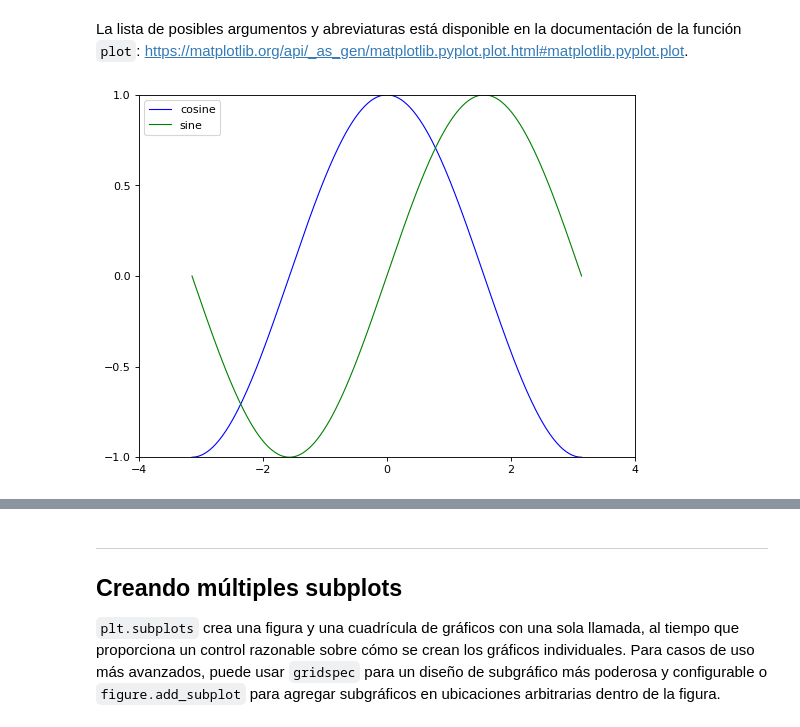
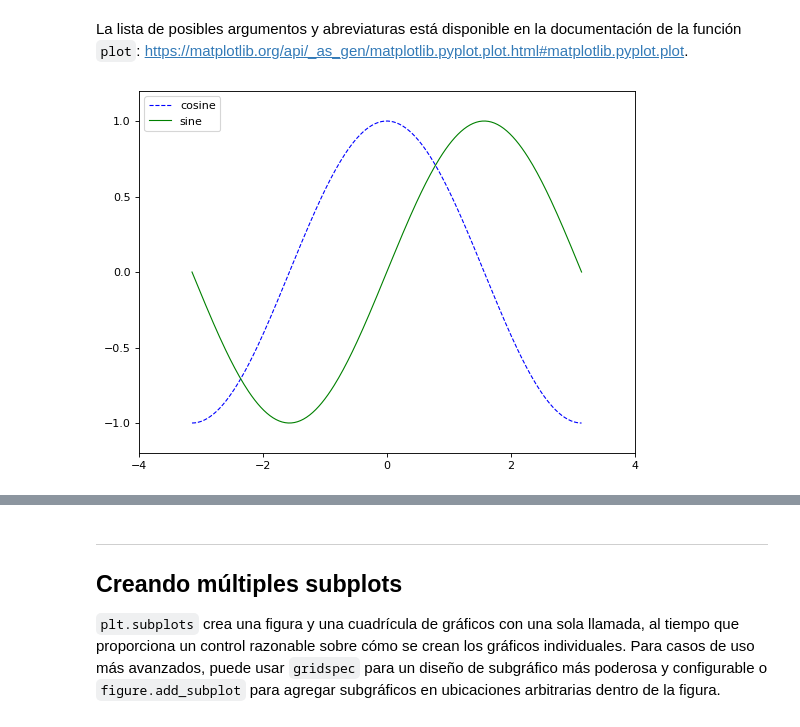
Before and after one commit to J-Arrieta/computacion_cientifica, a Jupyter notebook: CC2.04_Visualizacion-Matplotlib.ipynb, the cells around one changed output, grey strips where cells are left out. Cells and saved outputs as stored; diff of their text form; code cells hidden in the pictures.

```diff
--- a/CC2.04_Visualizacion-Matplotlib.ipynb
+++ b/CC2.04_Visualizacion-Matplotlib.ipynb
@@ -169,34 +169,34 @@ plt.figure(figsize=(8, 6), dpi=80)
 # Create a new subplot from a grid of 1x1
 plt.subplot(1, 1, 1)
 
 X = np.linspace(-np.pi, np.pi, 256)
 C, S = np.cos(X), np.sin(X)
 
 # Plot cosine with a blue continuous line of width 1 (pixels)
-plt.plot(X, C, color="blue", linewidth=1.0, linestyle="-", label="cosine")
+plt.plot(X, C, color="blue", linewidth=1.0, linestyle="--", label="cosine")
 
 # Plot sine with a green continuous line of width 1 (pixels)
 plt.plot(X, S, color="green", linewidth=1.0, linestyle="-", label="sine")
 
 # Set x limits
 plt.xlim(-4.0, 4.0)
 
 # Set x ticks
 plt.xticks(np.linspace(-4, 4, 5))
 
 # Set y limits
-plt.ylim(-1.0, 1.0)
+plt.ylim(-1.2, 1.2)
 
 # Set y ticks
 plt.yticks(np.linspace(-1, 1, 5))
 
 # Adding a legend: https://matplotlib.org/2.0.2/users/legend_guide.html
 plt.legend(loc='upper left')
 
 # Save figure using 72 dots per inch
-# plt.savefig("exercise_2.png", dpi=72)
+plt.savefig("exercise_2.png", dpi=300)
 
 # Show result on screen
 plt.show()
 # %% [output]
-[figure, old version]
+[figure, new version]
```
Also changed, not shown: parts of 4 cells of this notebook.
